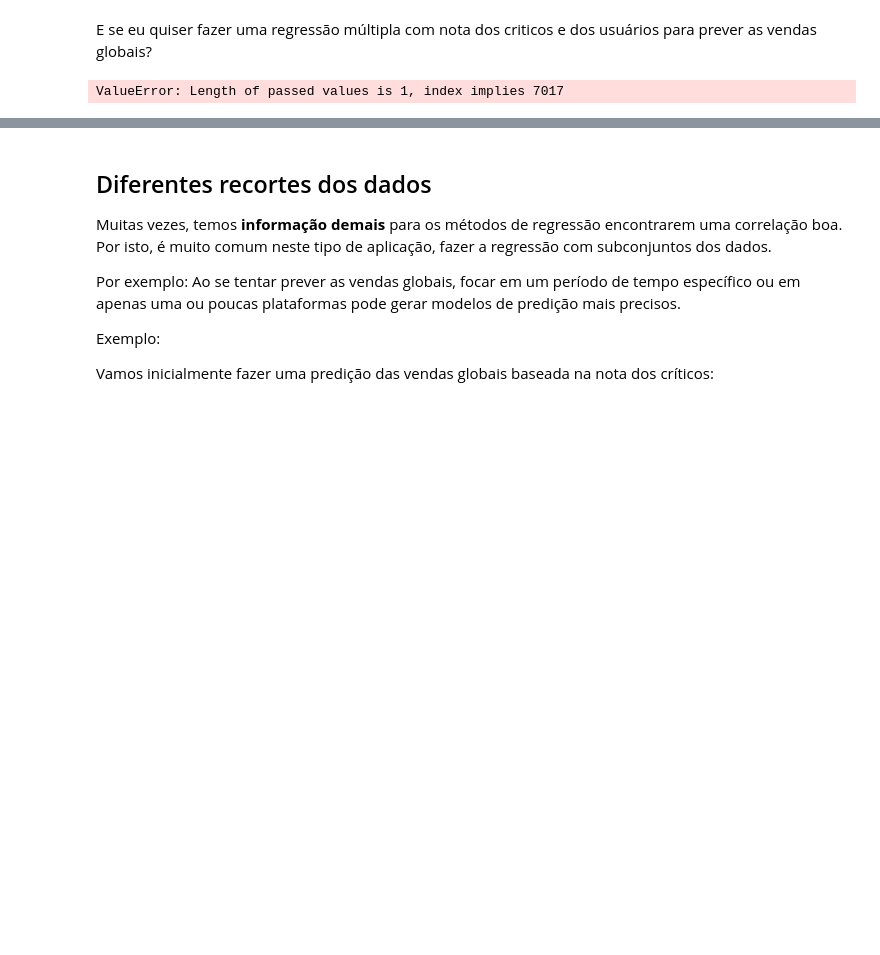
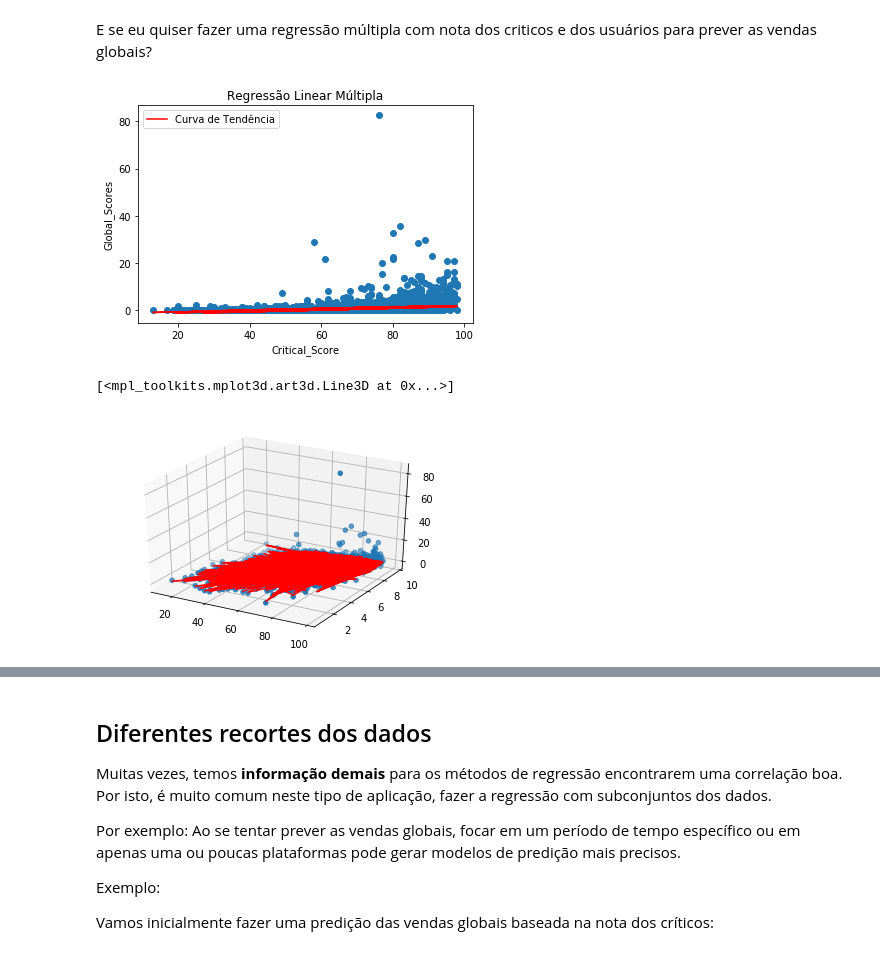
Before and after one commit to nabsonp/ComputacaoNumerica, a Jupyter notebook: Aula 20 - Laboratório de Regressão.ipynb, the cells around one changed output, grey strips where cells are left out. Drawn from its saved outputs; the diff is of its cells as text; code cells hidden in the pictures; blank space fills up the shorter version.

```diff
--- a/Aula 20 - Laboratório de Regressão.ipynb
+++ b/Aula 20 - Laboratório de Regressão.ipynb
@@ -183,15 +186,28 @@ b = [ 1.83718575e+00 -6.76380404e-02  6.42449707e-04]
 # %% [markdown]
 E se eu quiser fazer uma regressão múltipla com nota dos criticos e dos usuários para prever as vendas globais?
 # %%
-x = vg[(vg.Critic_Score.notnull()) & (vg.User_Score.notnull()) &vg.Global_Sales.notnull()].Critic_Score
-#x2 = vg[(vg.Critic_Score.notnull()) & (vg.User_Score.notnull())& vg.Global_Sales.notnull()].User_Score
-y = vg[(vg.Critic_Score.notnull()) & (vg.User_Score.notnull()) & vg.Global_Sales.notnull()].Global_Sales
+x = np.array(vg[(vg.Critic_Score.notnull()) & (vg.User_Score.notnull()) &vg.Global_Sales.notnull()].Critic_Score)
+x2 = np.array(vg[(vg.Critic_Score.notnull()) & (vg.User_Score.notnull())& vg.Global_Sales.notnull()].User_Score)
+y = np.array(vg[(vg.Critic_Score.notnull()) & (vg.User_Score.notnull()) & vg.Global_Sales.notnull()].Global_Sales)
+xs = np.array([x,x2])
+b = regressaoLinearMultipla(xs,y)
 
-b = regressaoLinear(np.array([x]),y)
+plt.scatter(x,y,label="")
+plt.title("Regressão Linear Múltipla")
+plt.xlabel("Critical_Score")
+plt.ylabel("Global_Scores")
+plt.plot(x,resolveLinVet(b,xs.T),'r',label="Curva de Tendência")
+plt.legend()
+plt.show()
 
-print(b)
+fig = plt.figure()
+ax = fig.add_subplot(111, projection='3d')
+ax.scatter(x,x2,y)
+ax.plot(x,x2,resolveLinVet(b,xs.T),'r',label="Curva de Tendência")
 # %% [output]
+[figure, added]
-ValueError: Length of passed values is 1, index implies 7017
+[<mpl_toolkits.mplot3d.art3d.Line3D at 0x...>]
+[figure, added]
 # %% [markdown]
 ## Qualidade da Regressão ##
 
```
Also changed, not shown: parts of 17 cells of this notebook, 1 other file.
